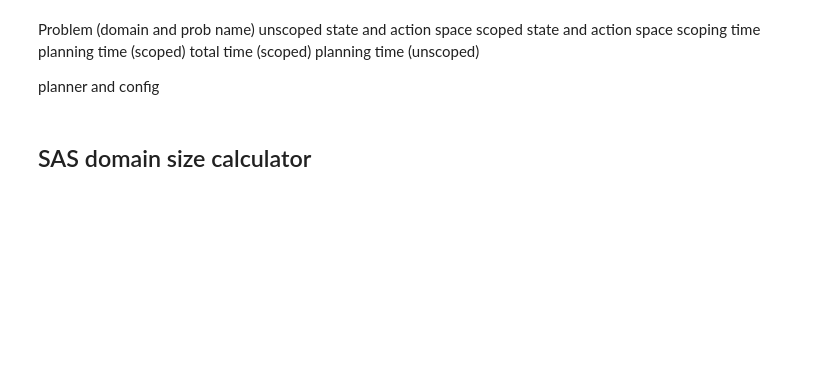
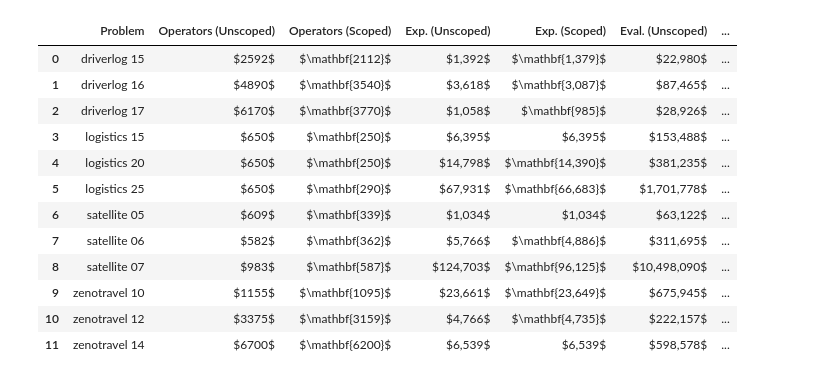
Before and after one commit to h2r/Task-Scoping, a Jupyter notebook: experiments/graph_2023.ipynb, the cells around one changed output. Saved outputs shown, nothing was run; the diff lists cells and outputs as text; code cells hidden in the pictures; blank space fills up the shorter version.

```diff
--- a/experiments/graph_2023.ipynb
+++ b/experiments/graph_2023.ipynb
@@ -175 +213,62 @@ display(df_out)
+# %%
+df_size = pd.read_csv("domain_sizes.csv")
+df_out = df_out.set_index("Problem")
+# df_size["domprob"] = df_size["domain"].str + df_size["problem"].str.split("prob")[1]
+df_size
+for ind, r in df_size.iterrows():
+    df_size.loc[ind, "Problem"] = df_size.loc[ind, "domain"] + " " + df_size.loc[ind, "problem"].split("prob")[1]
+df_size = df_size.drop(columns=["domain", "problem"])
+df_size
+dfs_size = []
+for problem, df in df_size.groupby("Problem"):
+    df = df.set_index(["Problem", "scoped"])
+    d = {
+        # "Problem": problem,
+        # "State Space (Scoped)": df.loc[(problem, "scoped"), "state_size"] ,
+        # "State Space (Unscoped)": df.loc[(problem, "unscoped"), "state_size"],
+        "Operators (Scoped)": df.loc[(problem, "scoped"), "operators"],
+        "Operators (Unscoped)": df.loc[(problem, "unscoped"), "operators"]
+    }
+
+    # paired_metrics =  ["State Space", "Operators"]
+    paired_metrics =  ["Operators"]
+
+    for metric in paired_metrics:
+        # Convert to scientific notation for state space?
+        metric_scoped, metric_unscoped = get_scoped_unscoped_names(metric)
+        if d[metric_scoped] > d[metric_unscoped]:
+            d[metric_unscoped] = "\\mathbf{" + str(d[metric_unscoped]) + "}"
+            d[metric_scoped] = str(d[metric_scoped])
+        elif d[metric_scoped] < d[metric_unscoped]:
+            d[metric_scoped] = "\\mathbf{" + str(d[metric_scoped]) + "}"
+            d[metric_unscoped] = str(d[metric_unscoped])
+        else:
+            d[metric_scoped] = str(d[metric_unscoped])
+            d[metric_scoped] = str(d[metric_scoped])
+
+
+    for k,v in d.items():
+        d[k] = "$" + v + "$"
+        df_out.loc[problem, k] = d[k]
+    # df = pd.DataFrame({k: [v] for k, v in d.items()})
+    # dfs_size.append(df)
+# df_size = pd.concat(dfs_size)
+# display(df_size)
+cols = ["Problem", "Operators (Unscoped)", "Operators (Scoped)", "Exp. (Unscoped)", "Exp. (Scoped)", "Eval. (Unscoped)", "Eval. (Scoped)", "Translate", "Scoping", "Planning (Unscoped)", "Planning (Scoped)", "Total (Unscoped)", "Total (Scoped)"]
+df_out = df_out.reset_index(drop=False)[cols]
+df_out
+# %% [output]
+|  | Problem | Operators (Unscoped) | Operators (Scoped) | Exp. (Unscoped) | Exp. (Scoped) | Eval. (Unscoped) | ... |
+| 0 | driverlog 15 | $2592$ | $\mathbf{2112}$ | $1,392$ | $\mathbf{1,379}$ | $22,980$ | ... |
+| 1 | driverlog 16 | $4890$ | $\mathbf{3540}$ | $3,618$ | $\mathbf{3,087}$ | $87,465$ | ... |
+| 2 | driverlog 17 | $6170$ | $\mathbf{3770}$ | $1,058$ | $\mathbf{985}$ | $28,926$ | ... |
+| 3 | logistics 15 | $650$ | $\mathbf{250}$ | $6,395$ | $6,395$ | $153,488$ | ... |
+| 4 | logistics 20 | $650$ | $\mathbf{250}$ | $14,798$ | $\mathbf{14,390}$ | $381,235$ | ... |
+| 5 | logistics 25 | $650$ | $\mathbf{290}$ | $67,931$ | $\mathbf{66,683}$ | $1,701,778$ | ... |
+| 6 | satellite 05 | $609$ | $\mathbf{339}$ | $1,034$ | $1,034$ | $63,122$ | ... |
+| 7 | satellite 06 | $582$ | $\mathbf{362}$ | $5,766$ | $\mathbf{4,886}$ | $311,695$ | ... |
+| 8 | satellite 07 | $983$ | $\mathbf{587}$ | $124,703$ | $\mathbf{96,125}$ | $10,498,090$ | ... |
+| 9 | zenotravel 10 | $1155$ | $\mathbf{1095}$ | $23,661$ | $\mathbf{23,649}$ | $675,945$ | ... |
+| 10 | zenotravel 12 | $3375$ | $\mathbf{3159}$ | $4,766$ | $\mathbf{4,735}$ | $222,157$ | ... |
+| 11 | zenotravel 14 | $6700$ | $\mathbf{6200}$ | $6,539$ | $6,539$ | $598,578$ | ... |
 # %%
@@ -190,14 +301,2 @@ s_out = df2tex(df_out)
 with open("tmp.tex", "w") as f:
     f.write(s_out)
-# %% [markdown]
-Problem (domain and prob name)
-unscoped state and action space
-scoped state and action space
-scoping time
-planning time (scoped)
-total time (scoped)
-planning time (unscoped)
-
-planner and config
-# %% [markdown]
-## SAS domain size calculator
```
Also changed, not shown: parts of 9 cells of this notebook, 3 other files.
